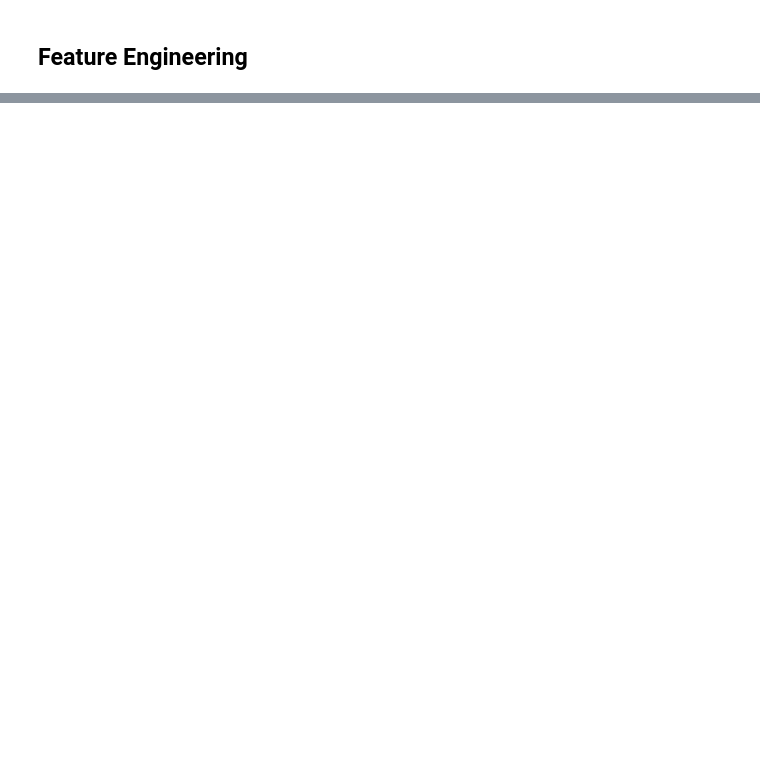
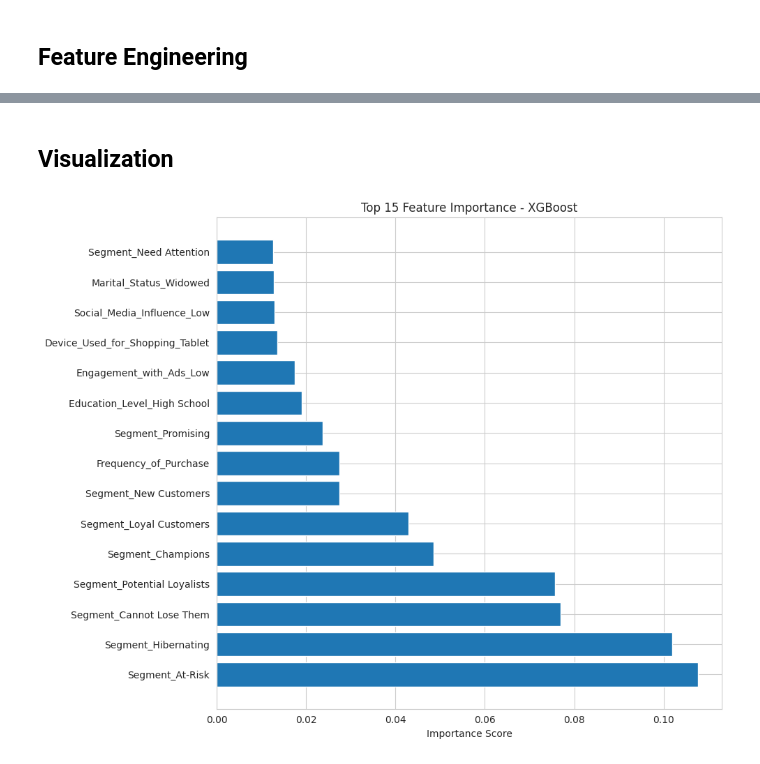
Before and after one commit to mingjie-wei/IDS706_Data-Engineering_Week2, a Jupyter notebook: notebooks/ecommerce_behavior_analysis.ipynb, the cells around one changed output, grey strips where cells are left out. Cells and saved outputs as stored; diff of their text form; code cells hidden in the pictures; blank space fills up the shorter version.

```diff
--- a/notebooks/ecommerce_behavior_analysis.ipynb
+++ b/notebooks/ecommerce_behavior_analysis.ipynb
@@ -278,12 +281,18 @@ Customer_ID
 # %%
 # Merge the RFM clustering results back into the main table
 
-customer_segments = rfm_df[['Segment']]
+customer_segments = rfm_df.reset_index(
+)[['Customer_ID', 'Segment', 'is_churn', 'Recency', 'Frequency', 'Monetary']]
 df = pd.merge(df, customer_segments, on='Customer_ID', how='left')
 # %%
 # Data preparation
 
-features_df = df.drop(columns=['Customer_ID', 'Time_of_Purchase', 'Location'])
+import numpy as np
+
+y = df['is_churn']
+
+features_df = df.drop(
+    columns=['Customer_ID', 'Time_of_Purchase', 'Location', 'is_churn', 'Recency', 'Frequency'])
 
 features_df['Customer_Loyalty_Program_Member'] = features_df['Customer_Loyalty_Program_Member'].astype(
     int)
@@ -317,7 +326,7 @@ Index(['Gender', 'Income_Level', 'Marital_Status', 'Education_Level',
 # One-Hot Encoding
 
 encoded_df = pd.get_dummies(
-    features_df, columns=categorical_cols, drop_first=True)
+    features_df, columns=categorical_cols, drop_first=True, dtype=int)
 # %%
 # Normalization
 
@@ -326,7 +335,8 @@ from sklearn.preprocessing import StandardScaler
 scaler = StandardScaler()
 encoded_df[numerical_cols] = scaler.fit_transform(encoded_df[numerical_cols])
 # %%
-encoded_df.head()
+X = encoded_df
+X.head()
 # %% [output]
 |  | Age | Purchase_Amount | Frequency_of_Purchase | Brand_Loyalty | Product_Rating | Time_Spent_on_Product_Research(ho... | ... |
 | 0 | -1.316138 | 0.446774 | -0.936173 | 1.393975 | 1.369839 | 1.247109 | ... |
@@ -336,0 +471,18 @@ encoded_df.head()
+# %% [markdown]
+## Visualization
+# %%
+# Feature Importance
+feature_importance = pd.DataFrame({
+    'feature': X.columns,
+    'importance': xgb_model.feature_importances_
+}).sort_values('importance', ascending=False)
+
+plt.figure(figsize=(10, 8))
+plt.barh(feature_importance['feature'].head(15),
+         feature_importance['importance'].head(15))
+plt.title('Top 15 Feature Importance - XGBoost')
+plt.xlabel('Importance Score')
+plt.tight_layout()
+plt.show()
+# %% [output]
+[figure, added]
```
Also changed, not shown: parts of 10 cells of this notebook.
